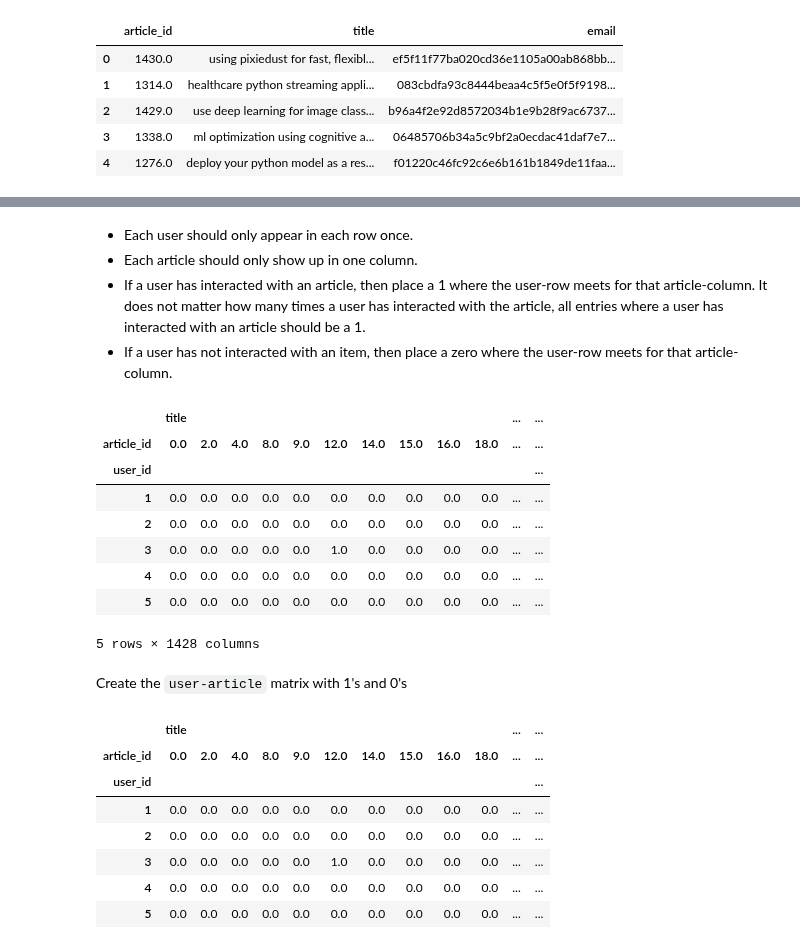
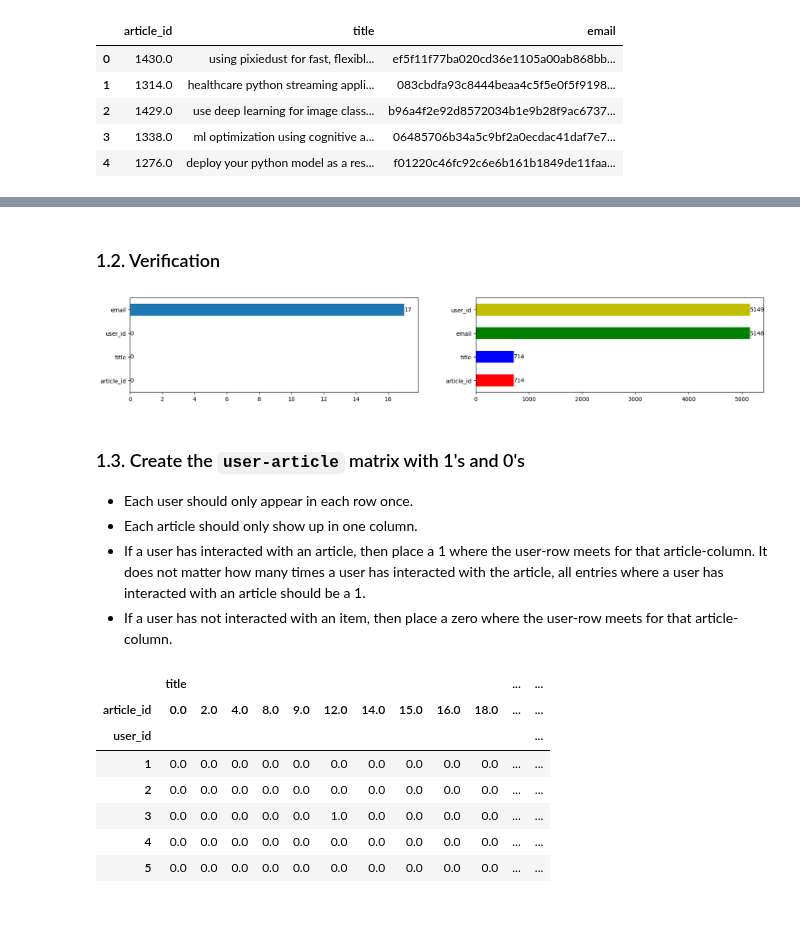
Before and after one commit to NhanDoV/Lectures_notes-teaching-in-VN-, a Jupyter notebook: h2o_AutoML/recomendation_systems/user-user-cf.ipynb, the cells around one changed output, grey strips where cells are left out. Saved outputs shown, nothing was run; the diff lists cells and outputs as text; code cells hidden in the pictures; blank space fills up the shorter version.

```diff
--- a/h2o_AutoML/recomendation_systems/user-user-cf.ipynb
+++ b/h2o_AutoML/recomendation_systems/user-user-cf.ipynb
@@ -29,4 +72,17 @@ display(user_df.head())
+# %% [markdown]
+### 1.2. Verification
+# %%
+fig, ax = plt.subplots(1, 2, figsize=(20,3))
+user_df.isnull().sum().sort_values(ascending=True).plot(kind='barh', ax=ax[0])
+user_df.nunique().sort_values(ascending=True).plot(kind='barh', ax=ax[1], color=['r','b', 'g', 'y'])
+for _ in range(2):
+    for container in ax[_].containers:
+        ax[_].bar_label(container)
+# %% [output]
+[figure, added]
 # %% [markdown]
+### 1.3. Create the `user-article` matrix with 1's and 0's
+
 - Each user should only appear in each row once.
 - Each article should only show up in one column.
 - If a user has interacted with an article, then place a 1 where the user-row meets for that article-column. It does not matter how many times a user has interacted with the article, all entries where a user has interacted with an article should be a 1.
@@ -50,20 +90,3 @@ user_df['user_id'] = email_encoded
-# %%
-user_article_idx = user_df.groupby(by=['user_id', 'article_id']).agg(lambda x: 1)
-user_article_mtx = user_article_idx.unstack()
-user_item = user_article_mtx.fillna(0)
-user_item.head()
-# %% [output]
-|  | title |  |  |  |  |  |  |  |  |  | ... | ... |
-| article_id | 0.0 | 2.0 | 4.0 | 8.0 | 9.0 | 12.0 | 14.0 | 15.0 | 16.0 | 18.0 | ... | ... |
-| user_id |  |  |  |  |  |  |  |  |  |  |  | ... |
-| 1 | 0.0 | 0.0 | 0.0 | 0.0 | 0.0 | 0.0 | 0.0 | 0.0 | 0.0 | 0.0 | ... | ... |
-| 2 | 0.0 | 0.0 | 0.0 | 0.0 | 0.0 | 0.0 | 0.0 | 0.0 | 0.0 | 0.0 | ... | ... |
-| 3 | 0.0 | 0.0 | 0.0 | 0.0 | 0.0 | 1.0 | 0.0 | 0.0 | 0.0 | 0.0 | ... | ... |
-| 4 | 0.0 | 0.0 | 0.0 | 0.0 | 0.0 | 0.0 | 0.0 | 0.0 | 0.0 | 0.0 | ... | ... |
-| 5 | 0.0 | 0.0 | 0.0 | 0.0 | 0.0 | 0.0 | 0.0 | 0.0 | 0.0 | 0.0 | ... | ... |
-5 rows × 1428 columns
-# %% [markdown]
-Create the `user-article` matrix with 1's and 0's
 # %%
 def create_user_item_matrix(df):
     '''
```
Also changed, not shown: parts of 37 cells of this notebook.
